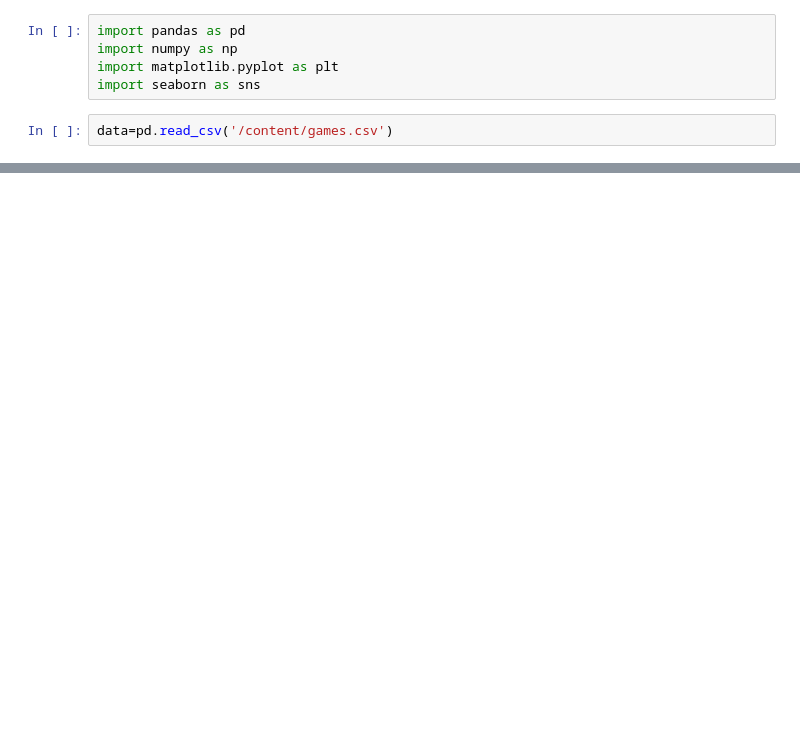
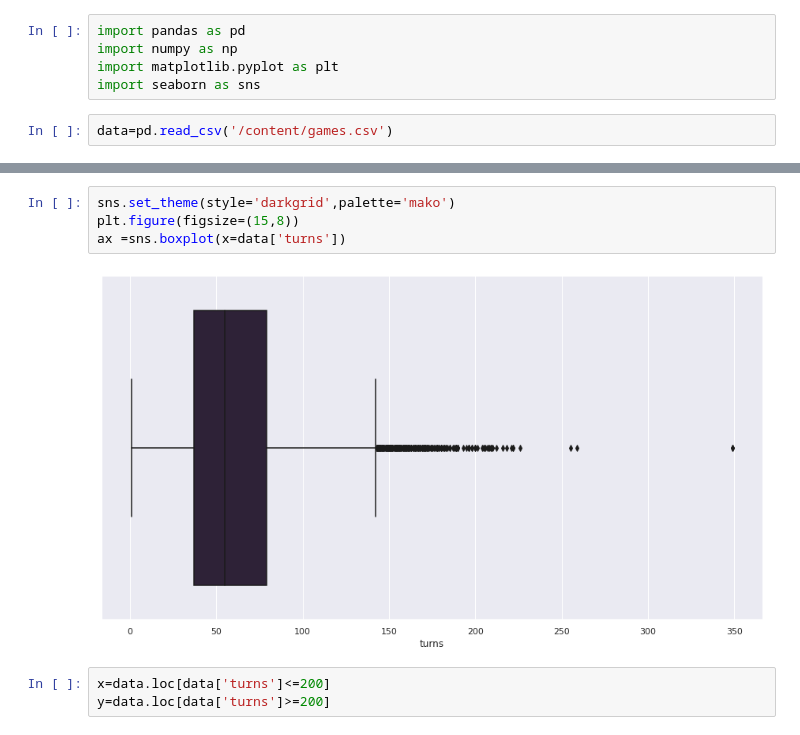
Before and after one commit to Gail529/Chess_EDA, a Jupyter notebook: chess_EDA.ipynb, the cells around one changed output, grey strips where cells are left out. Cells and saved outputs as stored; diff of their text form; blank space fills up the shorter version.

```diff
--- a/chess_EDA.ipynb
+++ b/chess_EDA.ipynb
@@ -201,0 +104,9 @@ ax = sns.countplot(x="winner",data=opening_data,palette="ch:.25")
+# %%
+sns.set_theme(style='darkgrid',palette='mako')
+plt.figure(figsize=(15,8))
+ax =sns.boxplot(x=data['turns'])
+# %% [output]
+[figure, added]
+# %%
+x=data.loc[data['turns']<=200]
+y=data.loc[data['turns']>=200]
```
Also changed, not shown: parts of 54 cells of this notebook.
